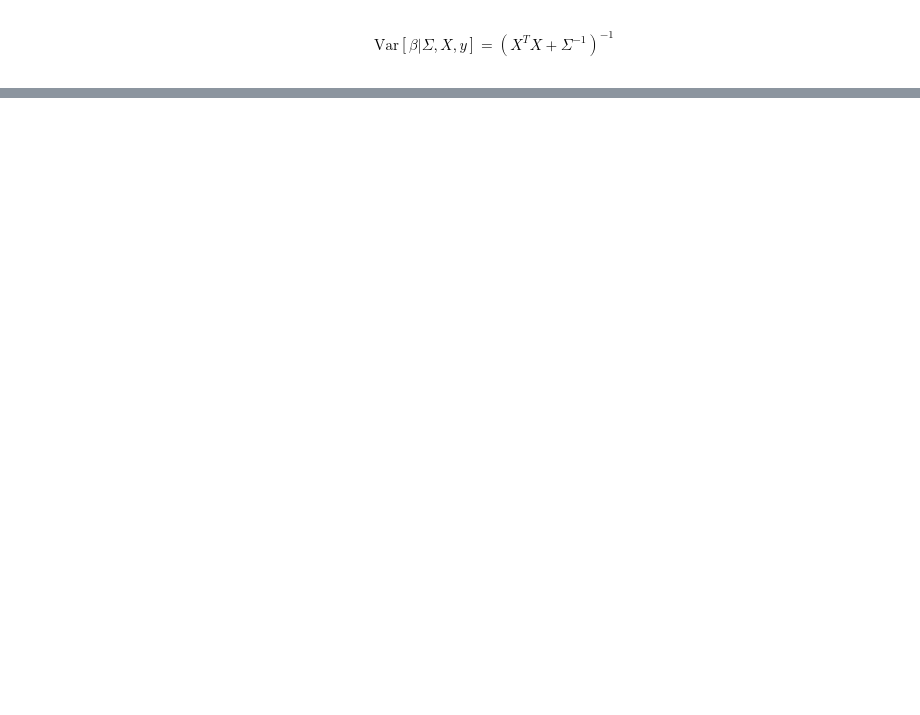
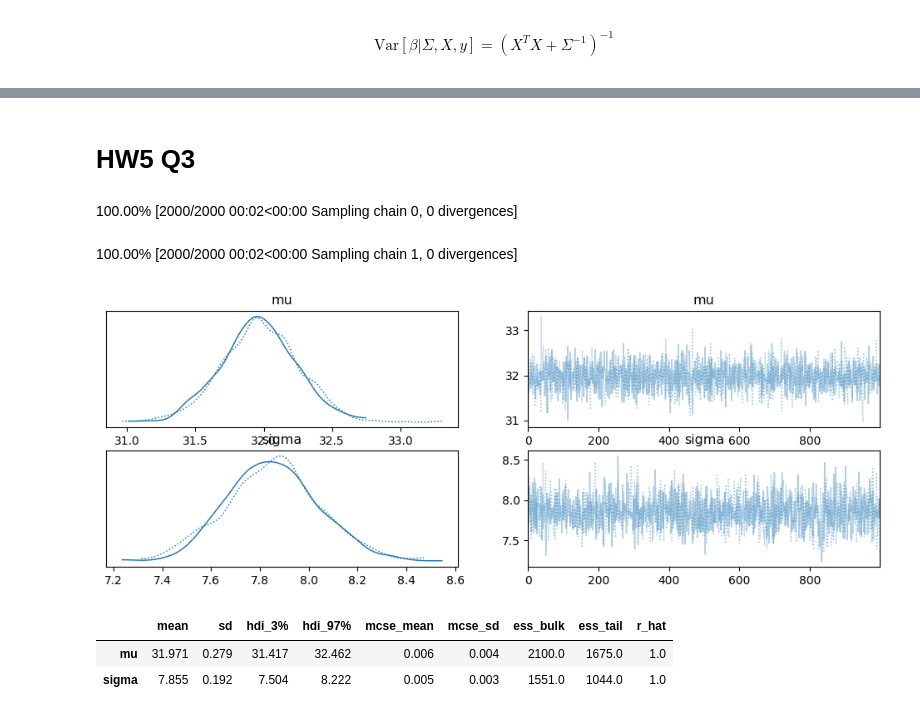
Before and after one commit to VinayakMaharaj/STA365-HW, a Jupyter notebook: STA365_HW_5.ipynb, the cells around one changed output, grey strips where cells are left out. Saved outputs shown, nothing was run; the diff lists cells and outputs as text; code cells hidden in the pictures; blank space fills up the shorter version.

```diff
--- a/STA365_HW_5.ipynb
+++ b/STA365_HW_5.ipynb
@@ -195,0 +175,40 @@ FileNotFoundError: [Errno 2] No such file or directory: 'healthcare-dataset-stro
+# %% [markdown]
+# HW5 Q3
+# %%
+import pandas as pd
+import pymc as pm
+import numpy as np
+import arviz as az
+from scipy import stats
+import matplotlib.pyplot as plt
+
+# Read the diabetes data
+df = pd.read_csv('diabetes.csv')
+
+# Select the feature we want to model, for example "BMI"
+y = df['BMI'].dropna().values  # Assuming BMI is a single column
+
+with pm.Model() as model:
+    # Priors for the mean and standard deviation
+    mu = pm.Normal('mu', mu=0, sigma=15)
+    sigma = pm.Exponential('sigma', 1.0)
+
+    # Normal distribution for the observed data
+    Y_obs = pm.Normal('Y_obs', mu=mu, sigma=sigma, observed=y)
+
+    # Sample from the posterior
+    trace = pm.sample(return_inferencedata=True)
+
+# Check the convergence
+az.plot_trace(trace)
+plt.show()
+
+# Summary of the posterior distribution for parameters
+az.summary(trace)
+# %% [output]
+100.00% [2000/2000 00:02<00:00 Sampling chain 0, 0 divergences]
+100.00% [2000/2000 00:02<00:00 Sampling chain 1, 0 divergences]
+[figure, added]
+|  | mean | sd | hdi_3% | hdi_97% | mcse_mean | mcse_sd | ess_bulk | ess_tail | r_hat |
+| mu | 31.971 | 0.279 | 31.417 | 32.462 | 0.006 | 0.004 | 2100.0 | 1675.0 | 1.0 |
+| sigma | 7.855 | 0.192 | 7.504 | 8.222 | 0.005 | 0.003 | 1551.0 | 1044.0 | 1.0 |
```
Also changed, not shown: parts of 11 cells of this notebook.
